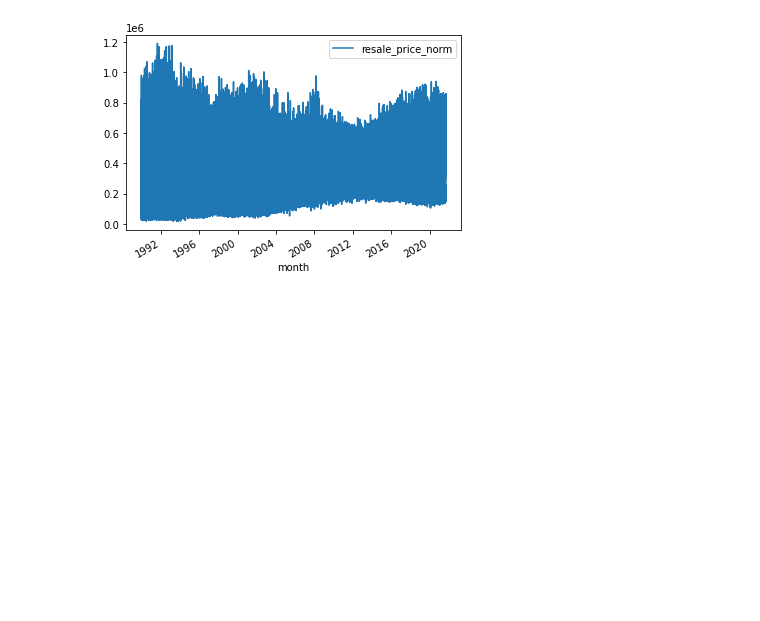
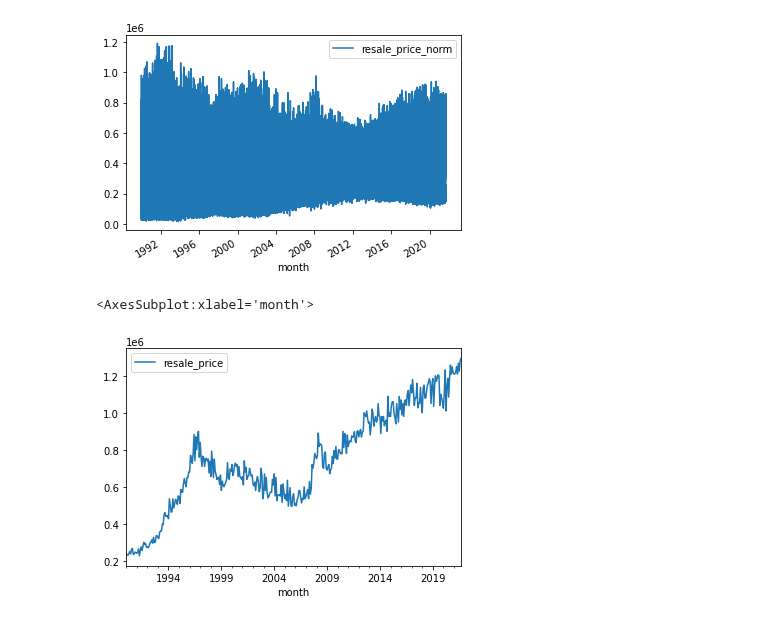
Before and after one commit to mcmanus-git/Singapore-HDB, a Jupyter notebook: michael/EDA/hpi_normalization_eda.ipynb, the cells around one changed output. Cells and saved outputs as stored; diff of their text form; code cells hidden in the pictures; blank space fills up the shorter version.

Commit message:
added min/max/mean resampled by month plot

```diff
--- a/michael/EDA/hpi_normalization_eda.ipynb
+++ b/michael/EDA/hpi_normalization_eda.ipynb
@@ -157,3 +157,8 @@ rsp.plot(x='month', y='resale_price_norm')
 # %% [output]
 <AxesSubplot:xlabel='month'>
 [figure]
+# %%
+rsp.set_index('month').resample('1M').max().plot(y='resale_price', use_index=True)
+# %% [output]
+<AxesSubplot:xlabel='month'>
+[figure, added]
```
Also changed, not shown: parts of 4 cells of this notebook.
